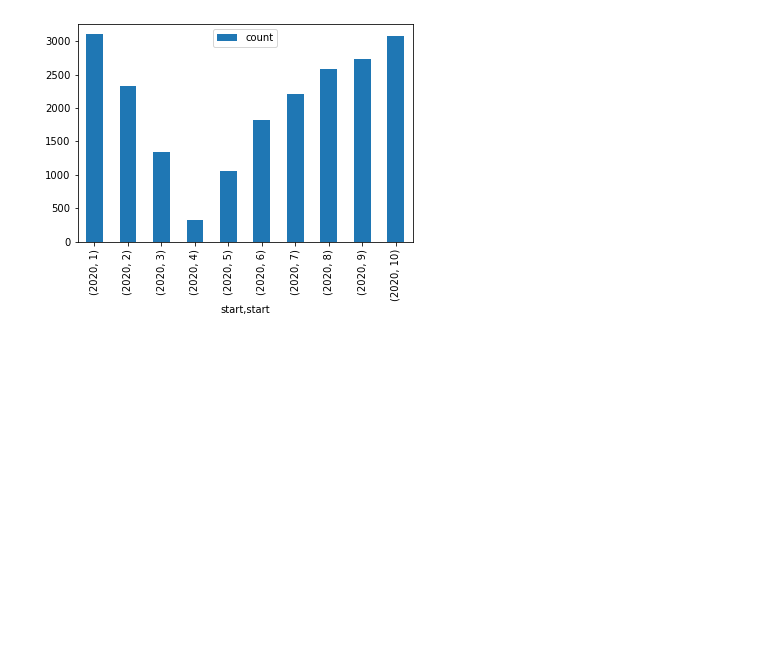
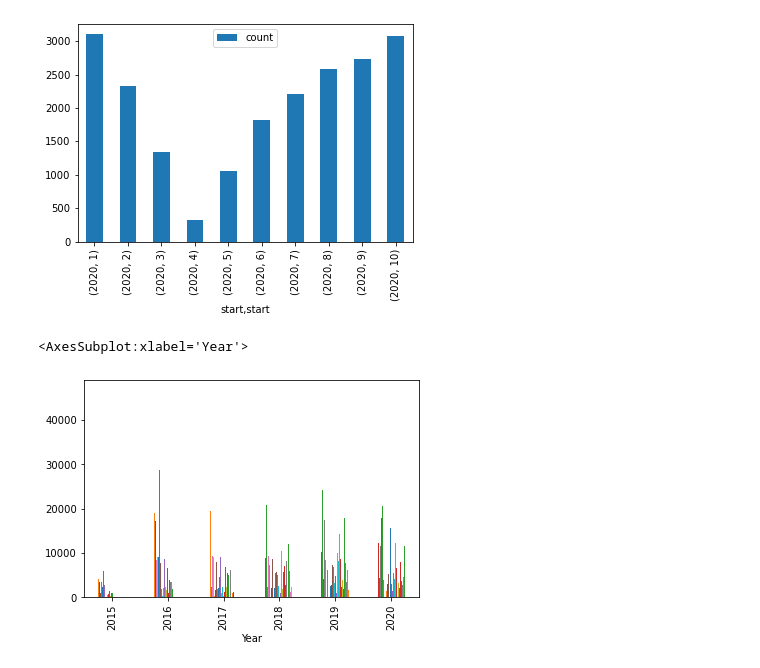
Before and after one commit to aomari99/WI-Projekt, a Jupyter notebook: Untitled.ipynb, the cells around one changed output. Cells and saved outputs as stored; diff of their text form; code cells hidden in the pictures; blank space fills up the shorter version.

```diff
--- a/Untitled.ipynb
+++ b/Untitled.ipynb
@@ -46,6 +69,7 @@ print(data)
 # %%
 # list of states
-stationnamesframe = data["station1"].drop_duplicates().dropna()
-stationnames =  pd.DataFrame(stationnamesframe , columns=['station1'])
-print(stationnames) # 63 stations in JC
+stationnamesframe =   everydata.drop_duplicates()
+#stationnames =  pd.DataFrame(stationnamesframe , columns=['station1'])['station1'].to_numpy().tolist()
+print(stationnamesframe) # 63 stations in JC
+stationnamesframe.to_csv("stations.csv",index=False )
 # %% [output]
@@ -66,9 +90,12 @@ print(stationnames) # 63 stations in JC
 # %%
 data['start'] = pd.to_datetime(data['start'], errors='coerce')
 # %%
-filter1 = data["start"].dt.year==2020
-filter2= data["station1"]=="Grove St PATH"
-grovefilter = pd.DataFrame(data.where(filter1 & filter2),columns=['start' ,'bikeid']).dropna()
+
+li2 = []
+for station in stationnames:
+    filter2= data["station1"]==station
+    statefilter = pd.DataFrame(data.where(filter2),columns=['start' ,'bikeid']).dropna()
+    li2.append(statefilter)
 print(df.shape)
 print(grovefilter.shape)
 print(data.shape)
@@ -128,0 +151,13 @@ NameError: name 'product' is not defined
+# %%
+# join all tables
+print(len(stationnames))
+alldata = li2[0]
+alldata = alldata.groupby([ alldata['start'].dt.year ])['bikeid'].agg(['count'])
+alldata.columns = [stationnames[0]]
+alldata.index = alldata.index.set_names([  'Year'])
+for i in range(1,len(stationnames)):
+    d1 = li2[i]
+    d1 = d1.groupby([ d1['start'].dt.year ])['bikeid'].agg(['count'])
+    d1.columns = [stationnames[i]]
+    d1.index = d1.index.set_names([ 'Year'])
+    alldata = pd.merge(alldata,d1,on='Year',how='outer')
@@ -129,4 +166,5 @@ NameError: name 'product' is not defined
 # %%
 yearweekcount.index = yearweekcount.index.set_names([  'Year', 'Week'])
-print(yearweekcount)
+alldata = alldata.fillna(0)
+print(alldata )
 # %% [output]
@@ -189,3 +227,8 @@ monthcount.plot(kind='bar')
 # %% [output]
 <AxesSubplot:xlabel='start,start'>
 [figure]
+# %%
+alldata.plot(kind='bar' , legend=False)
+# %% [output]
+<AxesSubplot:xlabel='Year'>
+[figure, added]
```
Also changed, not shown: parts of 16 cells of this notebook.
